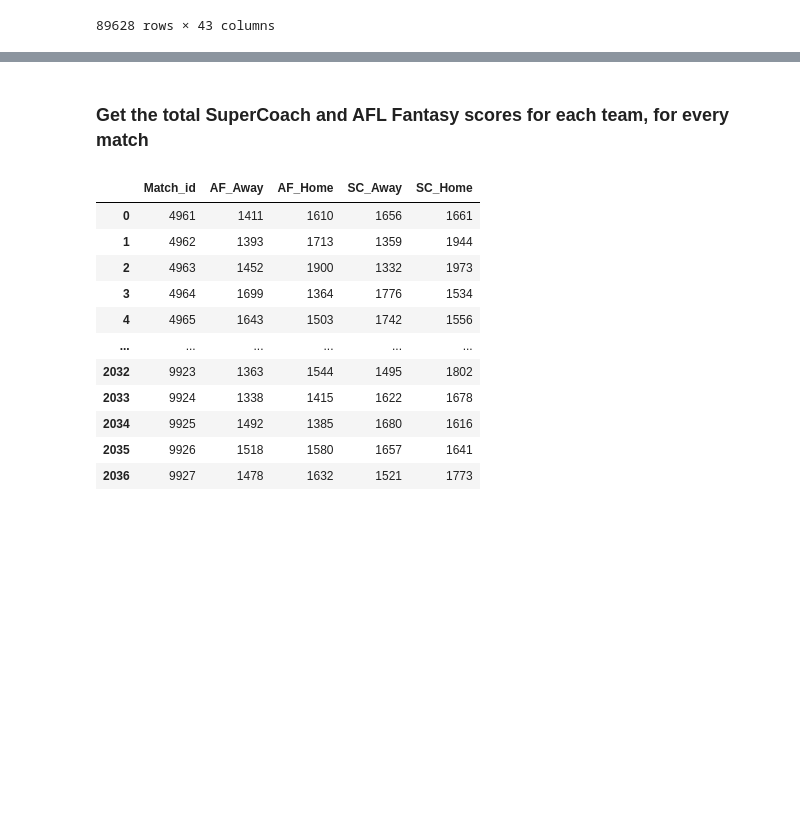
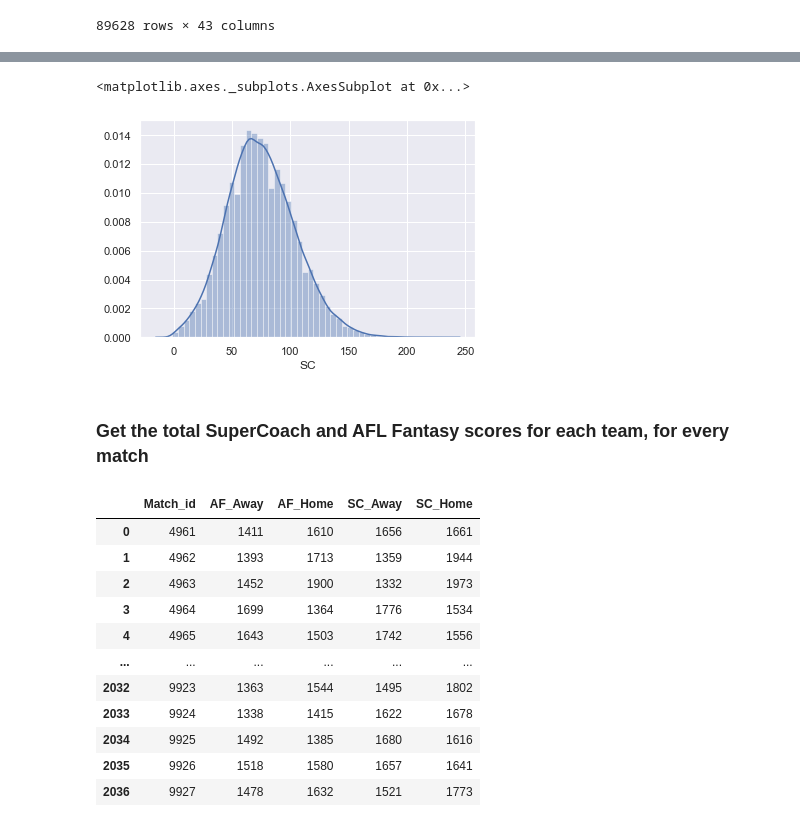
Before and after one commit to mark-richards/afl-eda, a Jupyter notebook: footywire-afl-fantasy-scoring-methods.ipynb, the cells around one changed output, grey strips where cells are left out. Saved outputs shown, nothing was run; the diff lists cells and outputs as text; code cells hidden in the pictures; blank space fills up the shorter version.

```diff
--- a/footywire-afl-fantasy-scoring-methods.ipynb
+++ b/footywire-afl-fantasy-scoring-methods.ipynb
@@ -42,3 +53,8 @@ df_footywire_data
+# %%
+sns.distplot(df_footywire_data['SC'])
+# %% [output]
+<matplotlib.axes._subplots.AxesSubplot at 0x...>
+[figure, added]
 # %% [markdown]
 ### Get the total SuperCoach and AFL Fantasy scores for each team, for every match
 # %%
```
Also changed, not shown: parts of 5 cells of this notebook, 2 other files.
